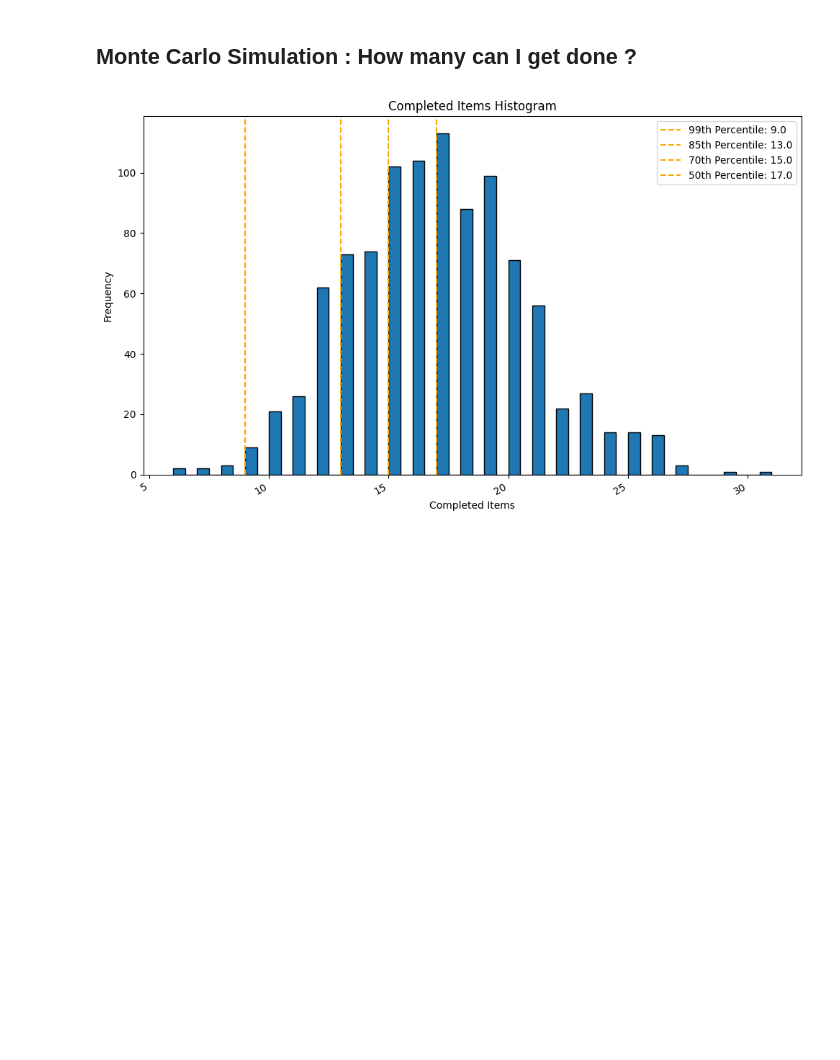
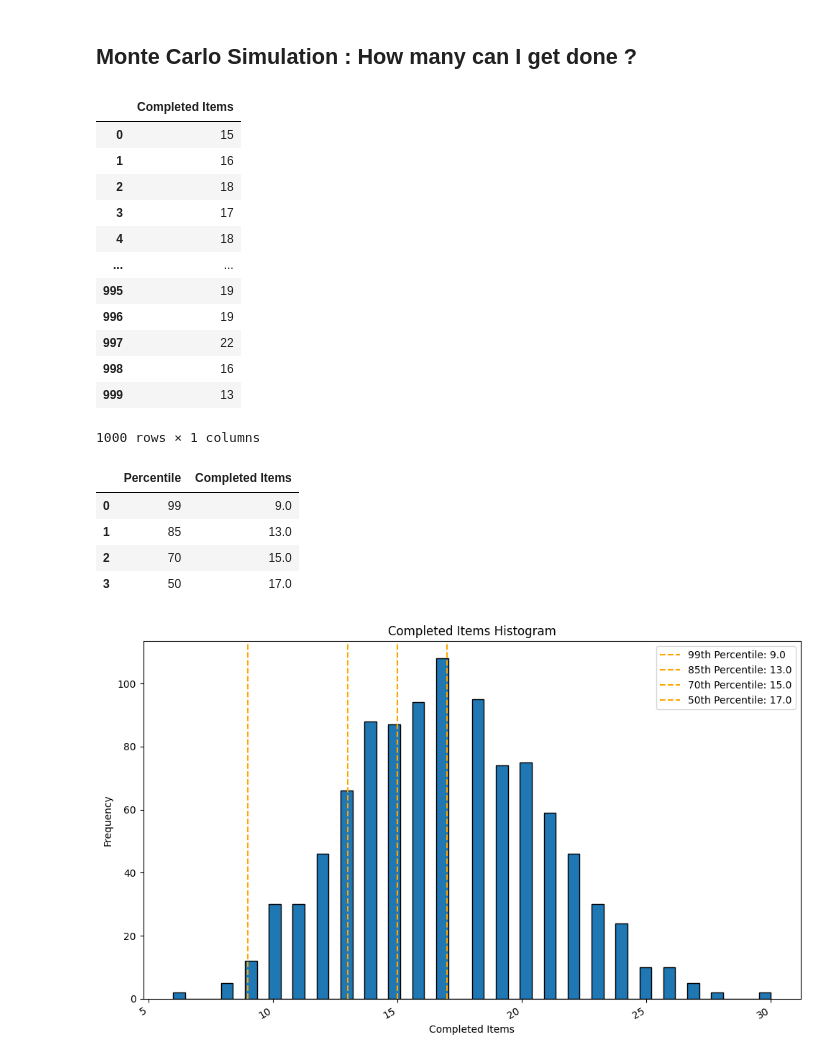
Before and after one commit to SelrahcD/monte-carlo-forecasting-notebook, a Jupyter notebook: forecasting.ipynb, the cells around one changed output. Drawn from its saved outputs; the diff is of its cells as text; code cells hidden in the pictures; blank space fills up the shorter version.

Commit message:
Have a main method for how many simulation

```diff
--- a/forecasting.ipynb
+++ b/forecasting.ipynb
@@ -295,36 +269,87 @@ simulation_how_throughput = simulation_how_many()
-# %%
-def compute_percentile_how_many(simulation_results):
-    completion_percentiles = [1, 15, 30, 50]
-    completion_items_percentiles = [simulation_how_throughput['Completed Items'].quantile(p / 100) for p in completion_percentiles]
-
-    # Create a DataFrame to display the percentiles and their values
-    return pd.DataFrame({
-        "Percentile": [100 - p for p in completion_percentiles],
-        "Completed Items": completion_items_percentiles
-    })
-
-sim_how_percentiles = compute_percentile_how_many(simulation_how_throughput)
 # %%
+def simulation_how_many():
+    simulation_results = []
+    for _ in range(num_simulations):
+        current_date = start_date
+        end_date = start_date + timedelta(days=30) ## How many can I get done in 30 days?
+
+        items_completed = 0
+        while current_date < end_date:
+            # Randomly select a throughput value from the historical data
+            daily_throughput = throughput['Throughput'].sample(1).values[0]
+
+            # Decrease the number of items remaining
+            items_completed += daily_throughput
+
+            # Move to the next day
+            current_date += timedelta(days=1)
+
+        # Record the completion date for this simulation run
+        simulation_results.append(items_completed)
+
+    # Convert simulation results to a DataFrame
+    return pd.DataFrame(simulation_results, columns=['Completed Items'])
+
+def compute_percentile_how_many(simulation_results):
+    completion_percentiles = [1, 15, 30, 50]
+    completion_items_percentiles = [simulation_results['Completed Items'].quantile(p / 100) for p in completion_percentiles]
+
+    # Create a DataFrame to display the percentiles and their values
+    return pd.DataFrame({
+        "Percentile": [100 - p for p in completion_percentiles],
+        "Completed Items": completion_items_percentiles
+    })
+
 def plot_simulation_histogram_how_many(simulation_how_throughput, sim_how_percentiles):
      # Plot histogram of completion dates
     plt.figure(figsize=(10, 6))
     plt.hist(simulation_how_throughput['Completed Items'], bins=50, edgecolor='black')
     plt.xlabel('Completed Items')
     plt.ylabel('Frequency')
     plt.title('Completed Items Histogram')
 
     # Add vertical lines for percentiles
     for p, date in zip(sim_how_percentiles['Percentile'], sim_how_percentiles['Completed Items']):
         plt.axvline(x=date, color='orange', linestyle='--', label=f'{p}th Percentile: {date}')
 
     # Display legend
     plt.legend()
 
     # Format x-axis to show dates
     plt.gcf().autofmt_xdate()  # Rotate date labels for better readability
     plt.tight_layout()
     plt.show()
 
-plot_simulation_histogram_how_many(simulation_how_throughput, sim_how_percentiles)
+def run_simulation_how_many():
+    simulation_how_throughput = simulation_how_many()
+
+    display(simulation_how_throughput)
+
+    sim_how_percentiles = compute_percentile_how_many(simulation_how_throughput)
+
+    display(sim_how_percentiles)
+
+    plot_simulation_histogram_how_many(simulation_how_throughput, sim_how_percentiles)
+
+
+run_simulation_how_many()
 # %% [output]
+|  | Completed Items |
+| 0 | 15 |
+| 1 | 16 |
+| 2 | 18 |
+| 3 | 17 |
+| 4 | 18 |
+| ... | ... |
+| 995 | 19 |
+| 996 | 19 |
+| 997 | 22 |
+| 998 | 16 |
+| 999 | 13 |
+1000 rows × 1 columns
+|  | Percentile | Completed Items |
+| 0 | 99 | 9.0 |
+| 1 | 85 | 13.0 |
+| 2 | 70 | 15.0 |
+| 3 | 50 | 17.0 |
-[figure, old version]
+[figure, new version]
```
Also changed, not shown: parts of 1 cell of this notebook.
